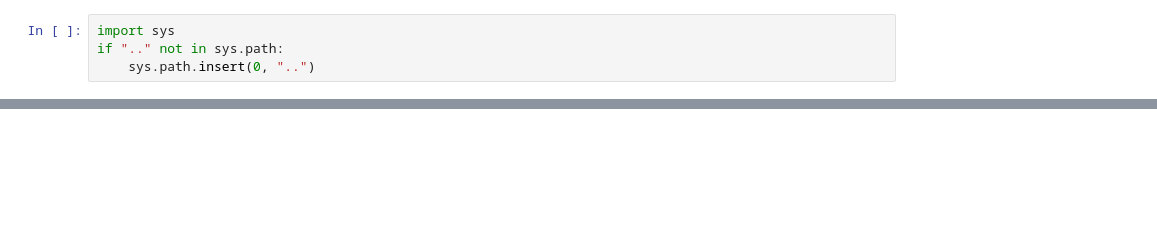
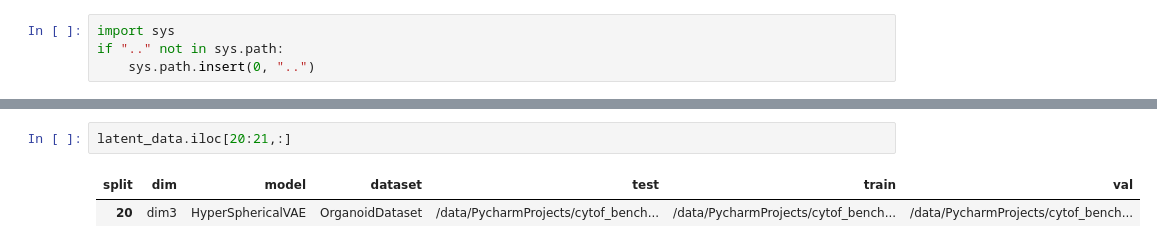
Before and after one commit to YegorGalkin/cytof_benchmark, a Jupyter notebook: plots/classifier_performance.ipynb, the cells around one changed output, grey strips where cells are left out. Cells and saved outputs as stored; diff of their text form; blank space fills up the shorter version.

```diff
--- a/plots/classifier_performance.ipynb
+++ b/plots/classifier_performance.ipynb
@@ -355,0 +88,5 @@ Accuracy score for cell_line(28) prediction for ChallengeDataset on 2 AE compone
+# %%
+latent_data.iloc[20:21,:]
+# %% [output]
+| split | dim | model | dataset | test | train | val |
+| 20 | dim3 | HyperSphericalVAE | OrganoidDataset | /data/PycharmProjects/cytof_bench... | /data/PycharmProjects/cytof_bench... | /data/PycharmProjects/cytof_bench... |
```
Also changed, not shown: parts of 25 cells of this notebook, 8 other files.
